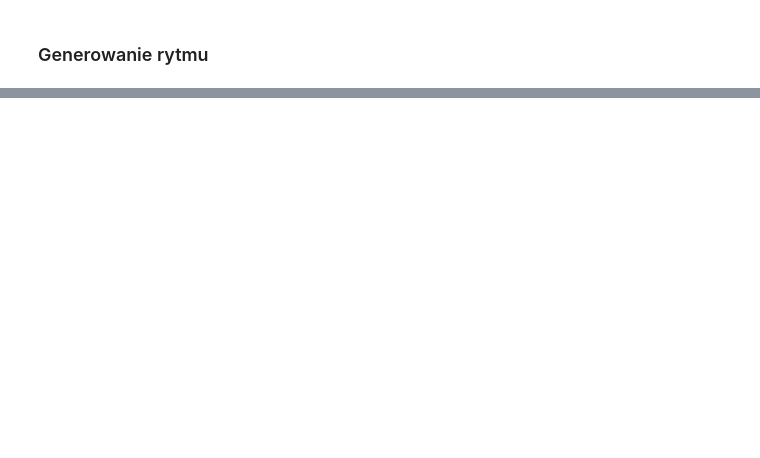
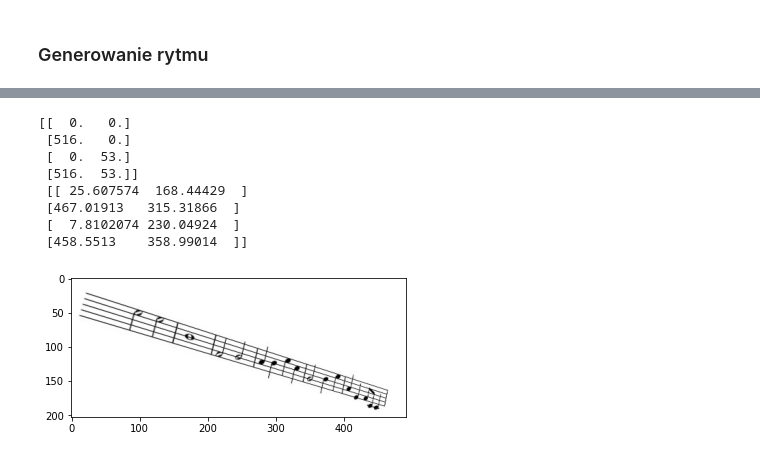
Before and after one commit to Flukasiew/ColabExperiments, a Jupyter notebook: DatasetGeneration.ipynb, the cells around one changed output, grey strips where cells are left out. Cells and saved outputs as stored; diff of their text form; code cells hidden in the pictures; blank space fills up the shorter version.

Commit message:
Added code by Janusz Added Warping in all three axes and margins to the pictures all things randomized

```diff
--- a/DatasetGeneration.ipynb
+++ b/DatasetGeneration.ipynb
@@ -209,0 +363,17 @@ True
+# %%
+def warpImage(src,theta, phi,gamma,scale,fovy,corners=None):
+    H,W,Nc    = src.shape
+    M,sl,ptsIn, ptsOut      = warpMatrix(W,H, theta,phi,gamma, scale,fovy);          #Compute warp matrix
+    sl = int(sl)
+    #print('Output image dimension = {}'.format(sl))
+    dst = cv2.warpPerspective(src,M, (sl,sl),borderValue=[255,255,255]); #Do actual image warp
+    print(ptsIn, '\n', ptsOut)
+    left_right_margin = random.uniform(2,50)
+    top_bot_margin = random.uniform(2,50)
+    left_upper = [min([x[0] for x in ptsOut]),min([x[1] for x in ptsOut])]
+    right_lower = [max([x[0] for x in ptsOut]),max([x[1] for x in ptsOut])]
+    left_upper[0] = int(max(left_upper[0]-left_right_margin,0))
+    left_upper[1] = int(max(left_upper[1]-top_bot_margin,0))
+    right_lower[0] = int(min(right_lower[0]+left_right_margin,sl-1))
+    right_lower[1] = int(min(right_lower[1]+top_bot_margin,sl-1))
+    return dst[left_upper[1]:right_lower[1],left_upper[0]:right_lower[0]]
@@ -209,0 +388,16 @@ True
+# %%
+imgwarped = warpImage(src, 15, 0, 30, 1.,45)
+plt.imshow(imgwarped)
+from PIL import Image
+im = Image.fromarray(imgwarped)
+im.save("waped_track.jpeg")
+# %% [output]
+[[  0.   0.]
+ [516.   0.]
+ [  0.  53.]
+ [516.  53.]]
+ [[ 25.607574  168.44429  ]
+ [467.01913   315.31866  ]
+ [  7.8102074 230.04924  ]
+ [458.5513    358.99014  ]]
+[figure, added]
```
Also changed, not shown: parts of 65 cells of this notebook.
